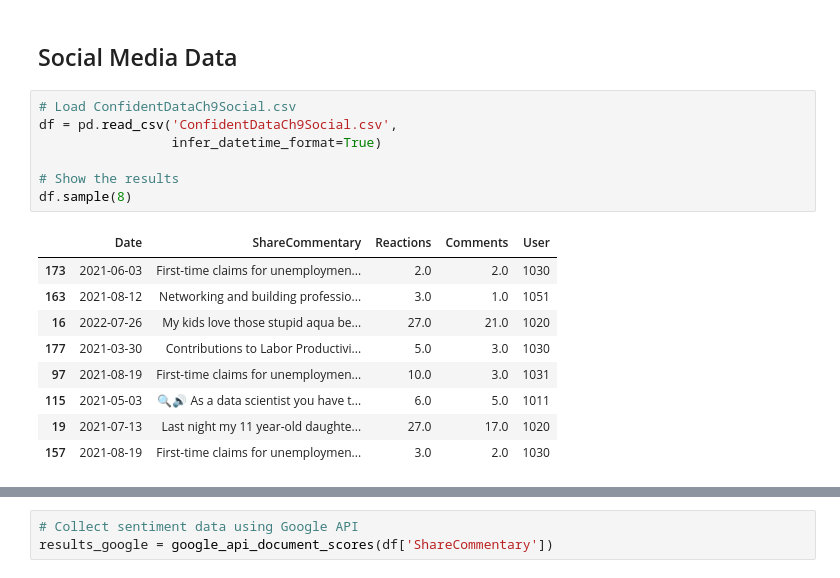
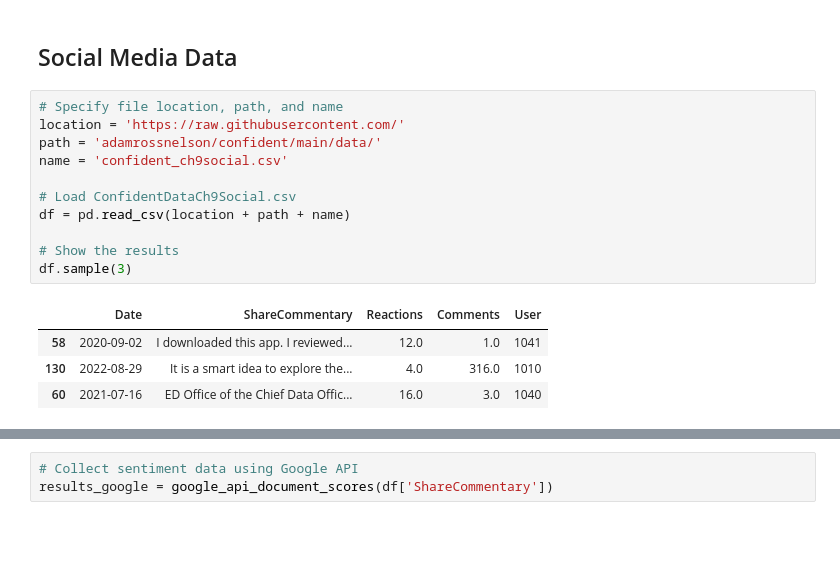
Before and after one commit to adamrossnelson/confident, a Jupyter notebook: notebooks/Confident Data Chapter 09.ipynb, the cells around one changed output, grey strips where cells are left out. Drawn from its saved outputs; the diff is of its cells as text; blank space fills up the shorter version.

```diff
--- a/notebooks/Confident Data Chapter 09.ipynb
+++ b/notebooks/Confident Data Chapter 09.ipynb
@@ -288,19 +298,18 @@ df.sample(6)
 # %% [markdown]
 ## Social Media Data
 # %%
+# Specify file location, path, and name
+location = 'https://raw.githubusercontent.com/'
+path = 'adamrossnelson/confident/main/data/'
+name = 'confident_ch9social.csv'
+
 # Load ConfidentDataCh9Social.csv
-df = pd.read_csv('ConfidentDataCh9Social.csv',
-                 infer_datetime_format=True)
+df = pd.read_csv(location + path + name)
 
 # Show the results
-df.sample(8)
+df.sample(3)
 # %% [output]
 |  | Date | ShareCommentary | Reactions | Comments | User |
-| 173 | 2021-06-03 | First-time claims for unemploymen... | 2.0 | 2.0 | 1030 |
-| 163 | 2021-08-12 | Networking and building professio... | 3.0 | 1.0 | 1051 |
-| 16 | 2022-07-26 | My kids love those stupid aqua be... | 27.0 | 21.0 | 1020 |
-| 177 | 2021-03-30 | Contributions to Labor Productivi... | 5.0 | 3.0 | 1030 |
-| 97 | 2021-08-19 | First-time claims for unemploymen... | 10.0 | 3.0 | 1031 |
-| 115 | 2021-05-03 | 🔍🔊 As a data scientist you have t... | 6.0 | 5.0 | 1011 |
-| 19 | 2021-07-13 | Last night my 11 year-old daughte... | 27.0 | 17.0 | 1020 |
-| 157 | 2021-08-19 | First-time claims for unemploymen... | 3.0 | 2.0 | 1030 |
+| 58 | 2020-09-02 | I downloaded this app. I reviewed... | 12.0 | 1.0 | 1041 |
+| 130 | 2022-08-29 | It is a smart idea to explore the... | 4.0 | 316.0 | 1010 |
+| 60 | 2021-07-16 | ED Office of the Chief Data Offic... | 16.0 | 3.0 | 1040 |
```
Also changed, not shown: parts of 26 cells of this notebook.
